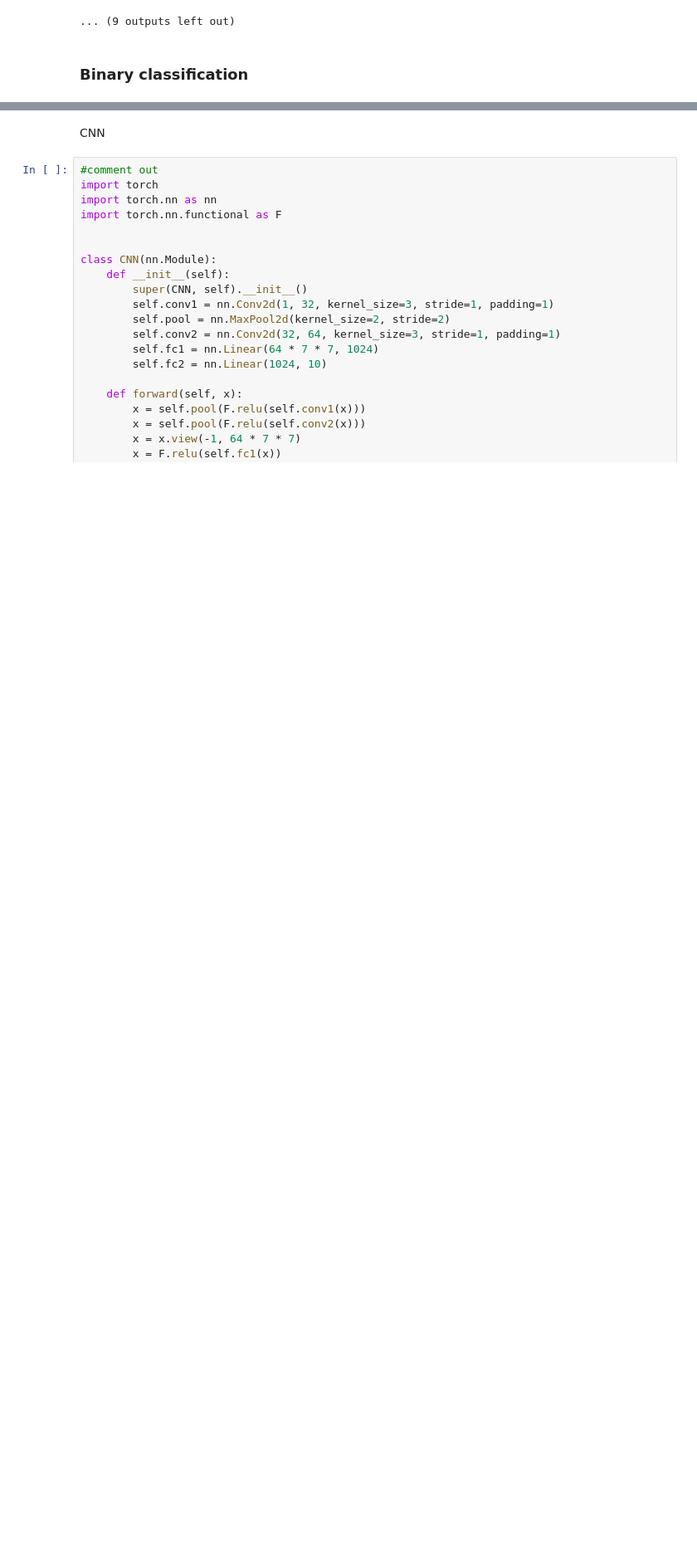
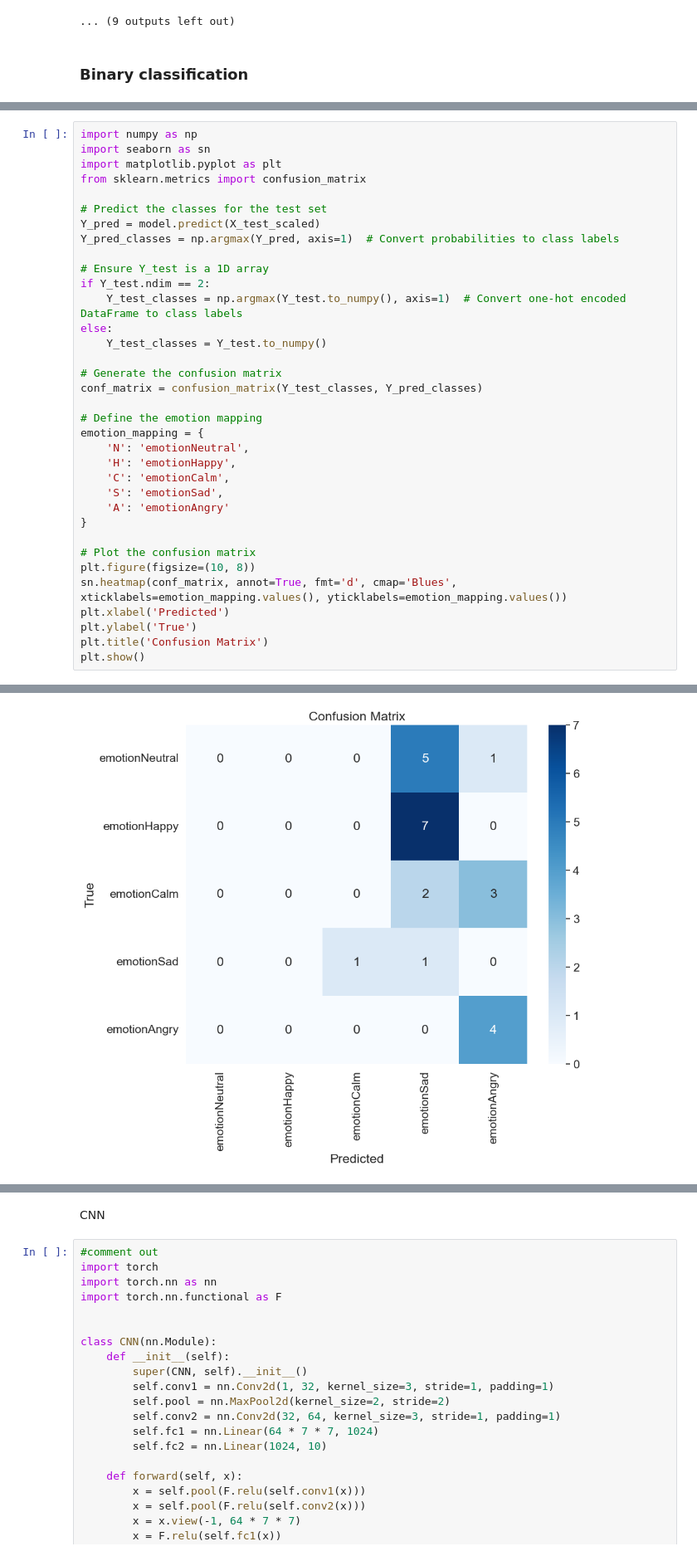
Before and after one commit to lacekaa/erkd, a Jupyter notebook: data_analysis_fixed_text.ipynb, the cells around one changed output, grey strips where cells are left out. Shown at 83% size. Saved outputs shown, nothing was run; the diff lists cells and outputs as text; blank space fills up the shorter version.

```diff
--- a/data_analysis_fixed_text.ipynb
+++ b/data_analysis_fixed_text.ipynb
@@ -1001,0 +1127,36 @@ A  0.25  0.00  0.00  0.75  0.00
+# %%
+import numpy as np
+import seaborn as sn
+import matplotlib.pyplot as plt
+from sklearn.metrics import confusion_matrix
+
+# Predict the classes for the test set
+Y_pred = model.predict(X_test_scaled)
+Y_pred_classes = np.argmax(Y_pred, axis=1)  # Convert probabilities to class labels
+
+# Ensure Y_test is a 1D array
+if Y_test.ndim == 2:
+    Y_test_classes = np.argmax(Y_test.to_numpy(), axis=1)  # Convert one-hot encoded DataFrame to class labels
+else:
+    Y_test_classes = Y_test.to_numpy()
+
+# Generate the confusion matrix
+conf_matrix = confusion_matrix(Y_test_classes, Y_pred_classes)
+
+# Define the emotion mapping
+emotion_mapping = {
+    'N': 'emotionNeutral',
+    'H': 'emotionHappy',
+    'C': 'emotionCalm',
+    'S': 'emotionSad',
+    'A': 'emotionAngry'
+}
+
+# Plot the confusion matrix
+plt.figure(figsize=(10, 8))
+sn.heatmap(conf_matrix, annot=True, fmt='d', cmap='Blues', xticklabels=emotion_mapping.values(), yticklabels=emotion_mapping.values())
+plt.xlabel('Predicted')
+plt.ylabel('True')
+plt.title('Confusion Matrix')
+plt.show()
+# %% [output]
@@ -1001,0 +1164 @@ A  0.25  0.00  0.00  0.75  0.00
+[figure, added]
```
Also changed, not shown: parts of 22 cells of this notebook.
